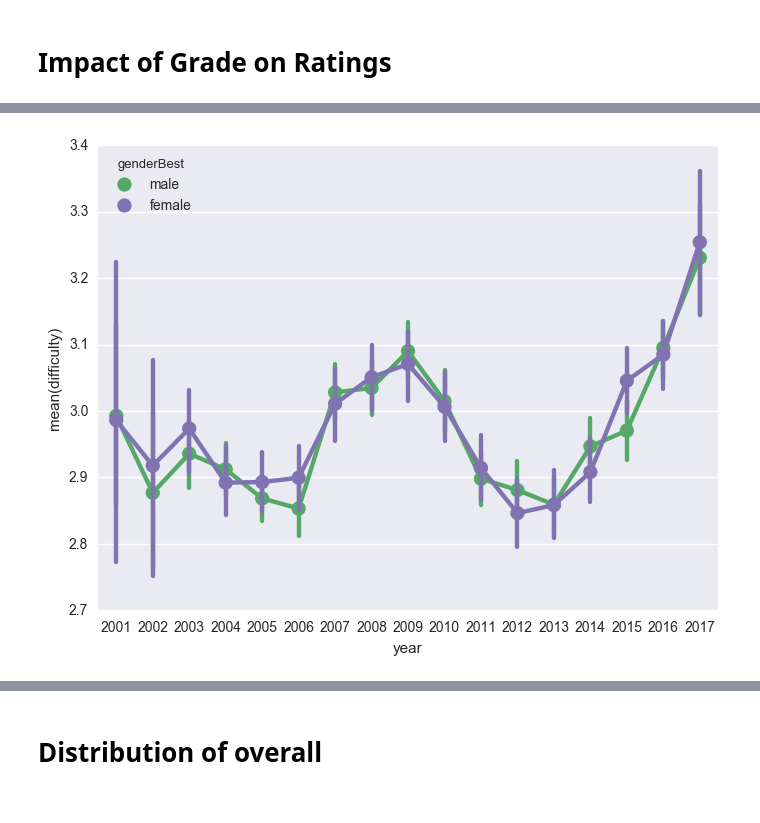
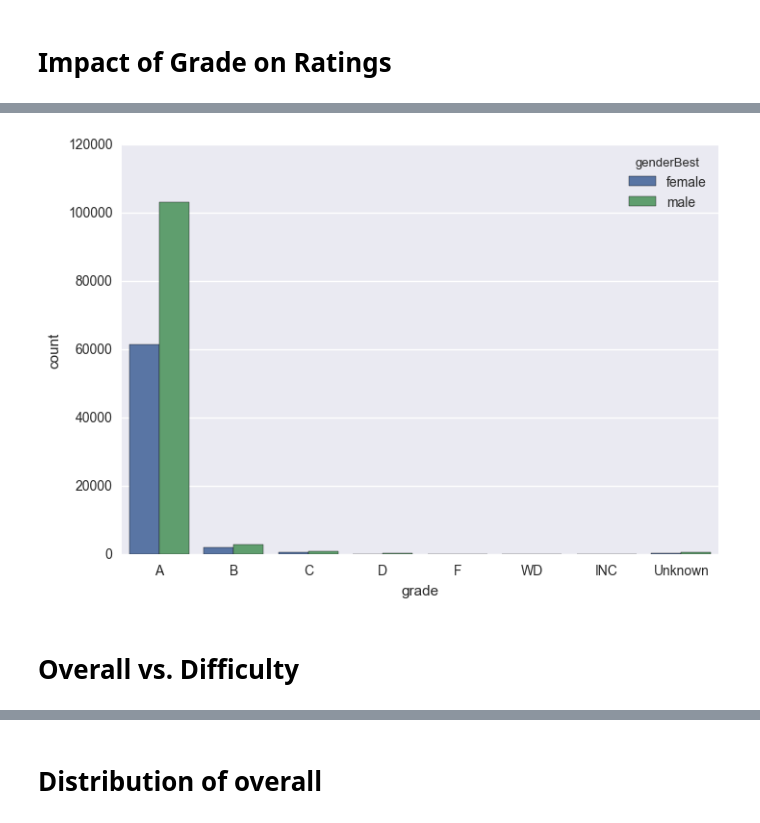
Before and after one commit to AngelaVC/ProfReviews, a Jupyter notebook: RI_NH_ME_analysis.ipynb, the cells around one changed output, grey strips where cells are left out. Saved outputs shown, nothing was run; the diff lists cells and outputs as text; code cells hidden in the pictures.

```diff
--- a/RI_NH_ME_analysis.ipynb
+++ b/RI_NH_ME_analysis.ipynb
@@ -189,6 +158,8 @@ sns.pointplot(x="year", y="overall", hue = "genderBest", data=yearProf_df,
-# %%
-plt.figure(figsize=(8, 6))
-sns.pointplot(x="year", y="difficulty", hue = "genderBest", data=yearProf_df,
-              palette={"male": "g", "female": "m"});
-# %% [output]
-[figure, removed]
+# %%
+# That's a lot of A's
+sns.set(font_scale=1)
+sns.countplot(x="grade", hue = 'genderBest',order=['A','B','C','D','F','WD','INC','Unknown'],data=review_df);
+# %% [output]
+[figure, added]
+# %% [markdown]
+# Overall vs. Difficulty
```
Also changed, not shown: parts of 89 cells of this notebook, 9 other files.
